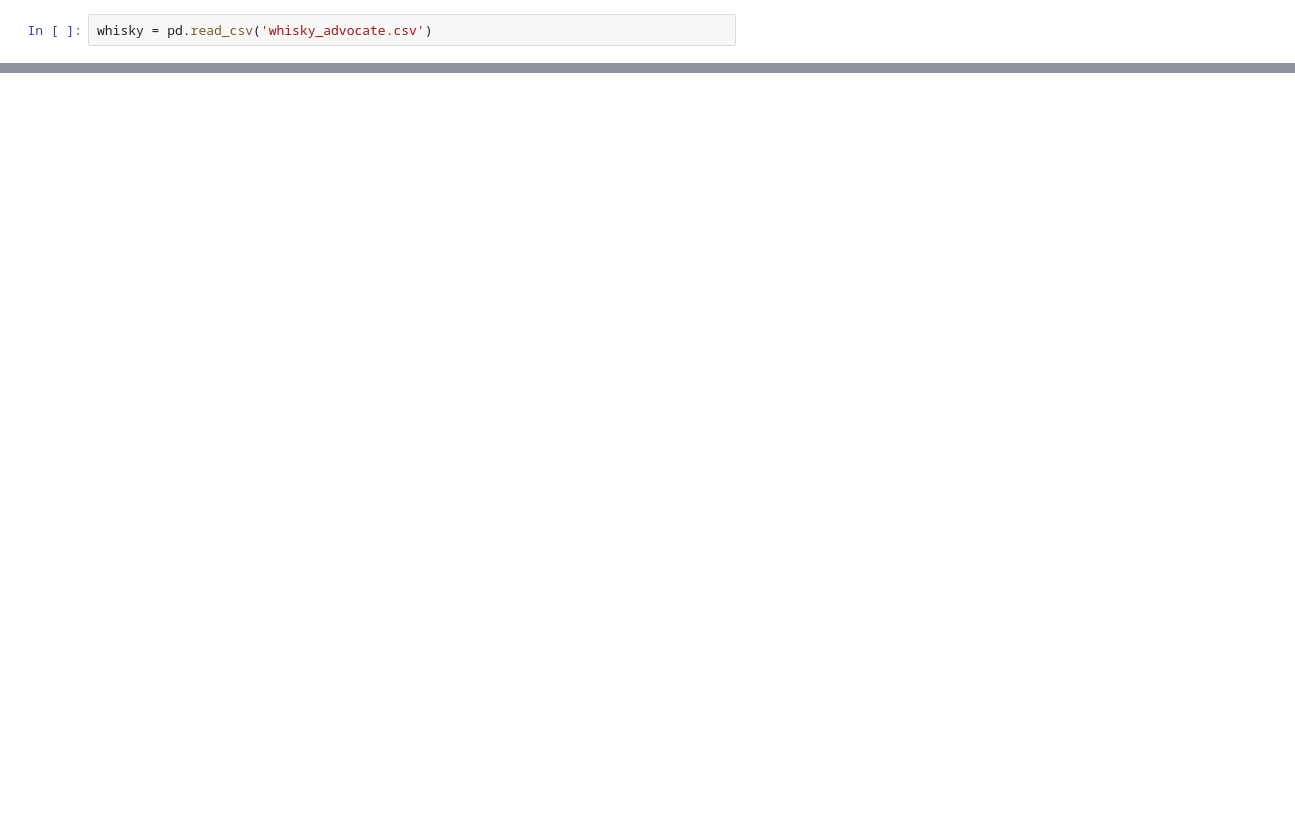
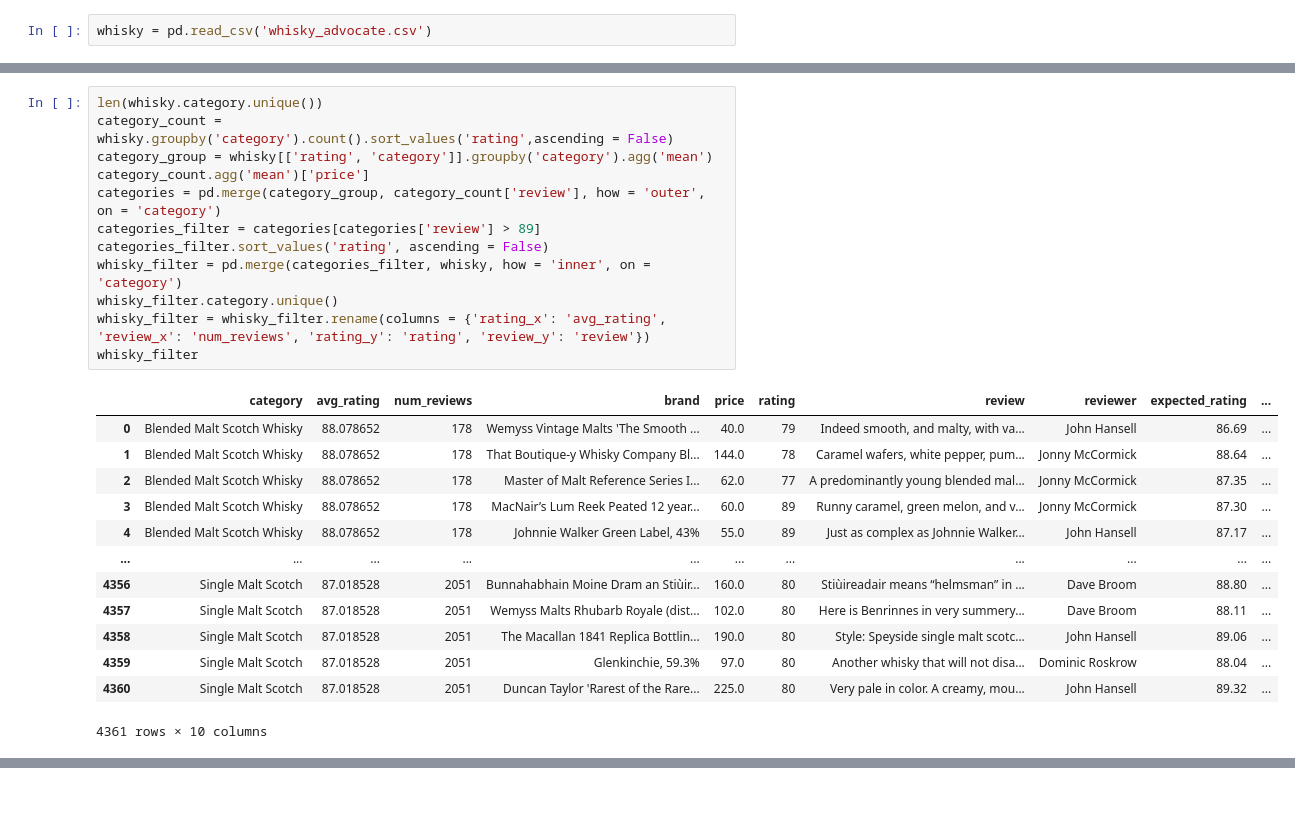
Before and after one commit to jackng310/my-WebScrape, a Jupyter notebook: whisky data.ipynb, the cells around one changed output, grey strips where cells are left out. Cells and saved outputs as stored; diff of their text form; blank space fills up the shorter version.

```diff
--- a/whisky data.ipynb
+++ b/whisky data.ipynb
@@ -189,0 +143,26 @@ float(x)
+# %%
+len(whisky.category.unique())
+category_count = whisky.groupby('category').count().sort_values('rating',ascending = False)
+category_group = whisky[['rating', 'category']].groupby('category').agg('mean')
+category_count.agg('mean')['price']
+categories = pd.merge(category_group, category_count['review'], how = 'outer', on = 'category')
+categories_filter = categories[categories['review'] > 89]
+categories_filter.sort_values('rating', ascending = False)
+whisky_filter = pd.merge(categories_filter, whisky, how = 'inner', on = 'category')
+whisky_filter.category.unique()
+whisky_filter = whisky_filter.rename(columns = {'rating_x': 'avg_rating', 'review_x': 'num_reviews', 'rating_y': 'rating', 'review_y': 'review'})
+whisky_filter
+# %% [output]
+|  | category | avg_rating | num_reviews | brand | price | rating | review | reviewer | expected_rating | ... |
+| 0 | Blended Malt Scotch Whisky | 88.078652 | 178 | Wemyss Vintage Malts 'The Smooth ... | 40.0 | 79 | Indeed smooth, and malty, with va... | John Hansell | 86.69 | ... |
+| 1 | Blended Malt Scotch Whisky | 88.078652 | 178 | That Boutique-y Whisky Company Bl... | 144.0 | 78 | Caramel wafers, white pepper, pum... | Jonny McCormick | 88.64 | ... |
+| 2 | Blended Malt Scotch Whisky | 88.078652 | 178 | Master of Malt Reference Series I... | 62.0 | 77 | A predominantly young blended mal... | Jonny McCormick | 87.35 | ... |
+| 3 | Blended Malt Scotch Whisky | 88.078652 | 178 | MacNair’s Lum Reek Peated 12 year... | 60.0 | 89 | Runny caramel, green melon, and v... | Jonny McCormick | 87.30 | ... |
+| 4 | Blended Malt Scotch Whisky | 88.078652 | 178 | Johnnie Walker Green Label, 43% | 55.0 | 89 | Just as complex as Johnnie Walker... | John Hansell | 87.17 | ... |
+| ... | ... | ... | ... | ... | ... | ... | ... | ... | ... | ... |
+| 4356 | Single Malt Scotch | 87.018528 | 2051 | Bunnahabhain Moine Dram an Stiùir... | 160.0 | 80 | Stiùireadair means “helmsman” in ... | Dave Broom | 88.80 | ... |
+| 4357 | Single Malt Scotch | 87.018528 | 2051 | Wemyss Malts Rhubarb Royale (dist... | 102.0 | 80 | Here is Benrinnes in very summery... | Dave Broom | 88.11 | ... |
+| 4358 | Single Malt Scotch | 87.018528 | 2051 | The Macallan 1841 Replica Bottlin... | 190.0 | 80 | Style: Speyside single malt scotc... | John Hansell | 89.06 | ... |
+| 4359 | Single Malt Scotch | 87.018528 | 2051 | Glenkinchie, 59.3% | 97.0 | 80 | Another whisky that will not disa... | Dominic Roskrow | 88.04 | ... |
+| 4360 | Single Malt Scotch | 87.018528 | 2051 | Duncan Taylor 'Rarest of the Rare... | 225.0 | 80 | Very pale in color. A creamy, mou... | John Hansell | 89.32 | ... |
+4361 rows × 10 columns
```
Also changed, not shown: parts of 48 cells of this notebook, 4 other files.
